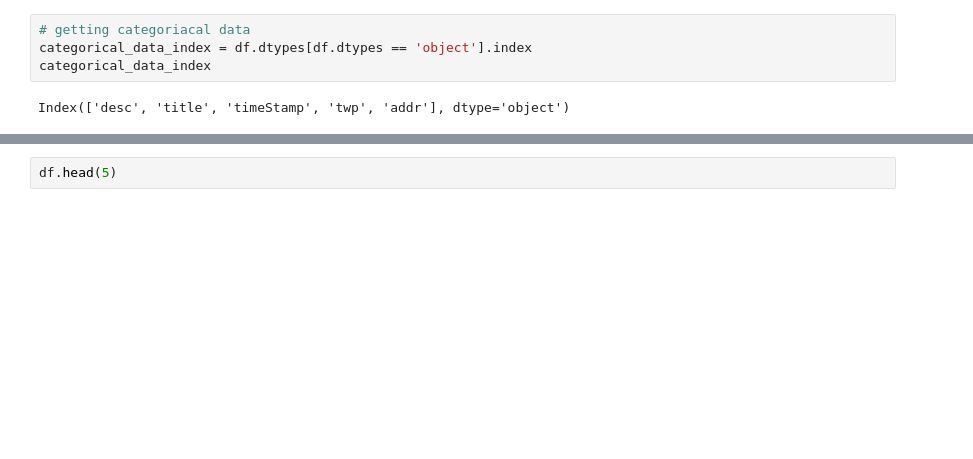
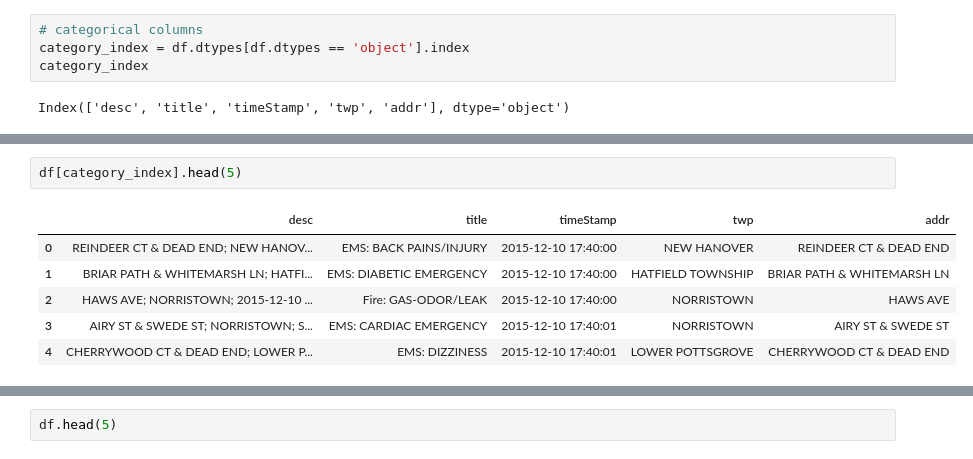
Before and after one commit to texaskyle/machine_learning, a Jupyter notebook: tutorial_py/pandas/Assignment/assignment.ipynb, the cells around one changed output, grey strips where cells are left out. Drawn from its saved outputs; the diff is of its cells as text; blank space fills up the shorter version.

```diff
--- a/tutorial_py/pandas/Assignment/assignment.ipynb
+++ b/tutorial_py/pandas/Assignment/assignment.ipynb
@@ -36,8 +35,8 @@ df.describe()
 | 75% | 40.229008 | -75.212513 | 19446.000000 | 1.0 |
 | max | 41.167156 | -74.995041 | 77316.000000 | 1.0 |
 # %%
-# getting categoriacal data
-categorical_data_index = df.dtypes[df.dtypes == 'object'].index
-categorical_data_index
+# categorical columns
+category_index = df.dtypes[df.dtypes == 'object'].index
+category_index
 # %% [output]
 Index(['desc', 'title', 'timeStamp', 'twp', 'addr'], dtype='object')
@@ -51,0 +43,9 @@ df[categorical_data_index].describe()
+# %%
+df[category_index].head(5)
+# %% [output]
+|  | desc | title | timeStamp | twp | addr |
+| 0 | REINDEER CT & DEAD END; NEW HANOV... | EMS: BACK PAINS/INJURY | 2015-12-10 17:40:00 | NEW HANOVER | REINDEER CT & DEAD END |
+| 1 | BRIAR PATH & WHITEMARSH LN; HATFI... | EMS: DIABETIC EMERGENCY | 2015-12-10 17:40:00 | HATFIELD TOWNSHIP | BRIAR PATH & WHITEMARSH LN |
+| 2 | HAWS AVE; NORRISTOWN; 2015-12-10 ... | Fire: GAS-ODOR/LEAK | 2015-12-10 17:40:00 | NORRISTOWN | HAWS AVE |
+| 3 | AIRY ST & SWEDE ST; NORRISTOWN; S... | EMS: CARDIAC EMERGENCY | 2015-12-10 17:40:01 | NORRISTOWN | AIRY ST & SWEDE ST |
+| 4 | CHERRYWOOD CT & DEAD END; LOWER P... | EMS: DIZZINESS | 2015-12-10 17:40:01 | LOWER POTTSGROVE | CHERRYWOOD CT & DEAD END |
```
Also changed, not shown: parts of 43 cells of this notebook, 1 other file.
